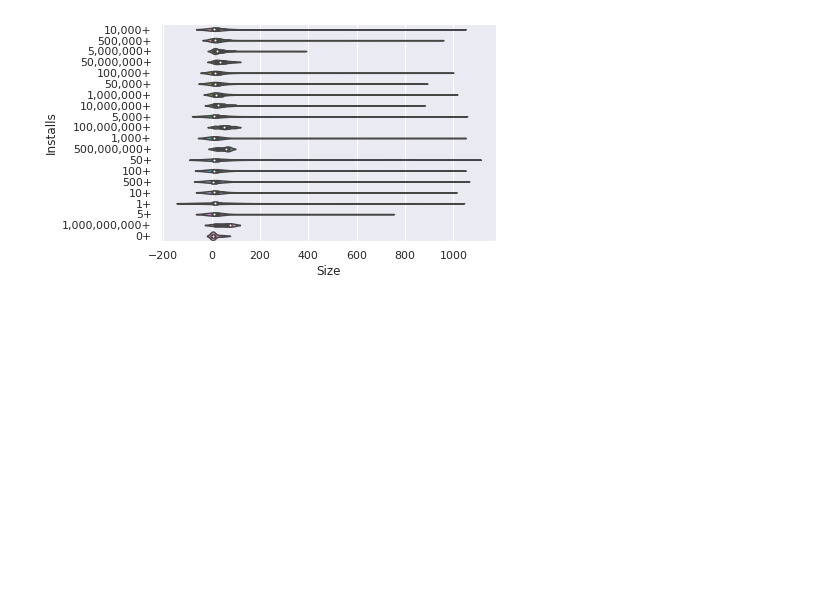
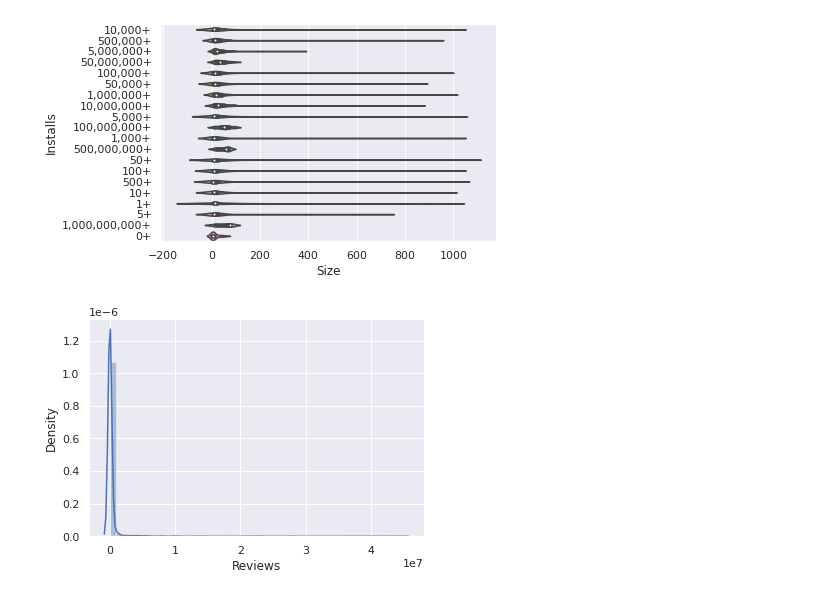
Before and after one commit to ekanshsinghrathore/eda_playstore, a Jupyter notebook: Play_Store_App_Review_Analysis_Capstone_Project.ipynb, the cells around one changed output. Saved outputs shown, nothing was run; the diff lists cells and outputs as text; code cells hidden in the pictures; blank space fills up the shorter version.

```diff
--- a/Play_Store_App_Review_Analysis_Capstone_Project.ipynb
+++ b/Play_Store_App_Review_Analysis_Capstone_Project.ipynb
@@ -185,3 +185,8 @@ sns.violinplot(x = googleplay_df['Size'], y = googleplay_df['Installs'] )
 plt.show()
 # %% [output]
 [figure]
+# %%
+sns.distplot(googleplay_df['Reviews'])
+plt.show()
+# %% [output]
+[figure, added]
```
Also changed, not shown: parts of 1 cell of this notebook.
